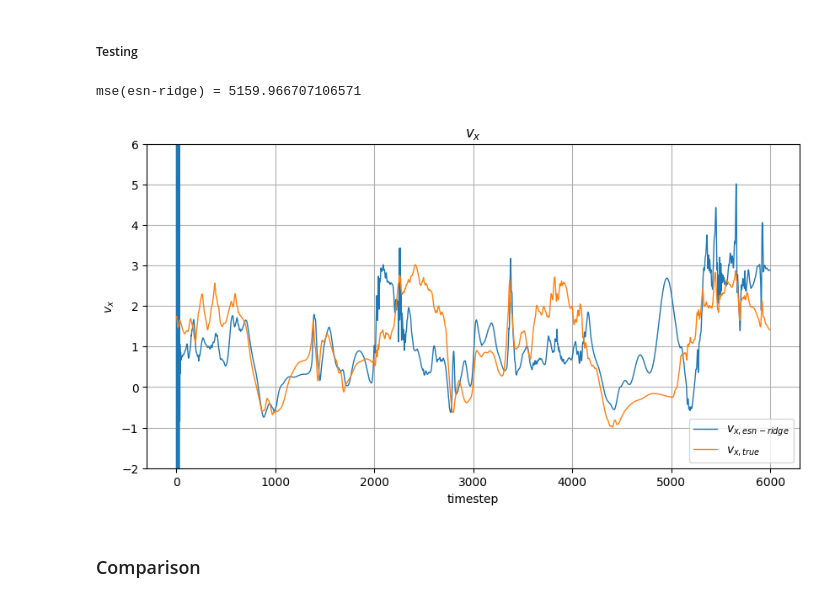
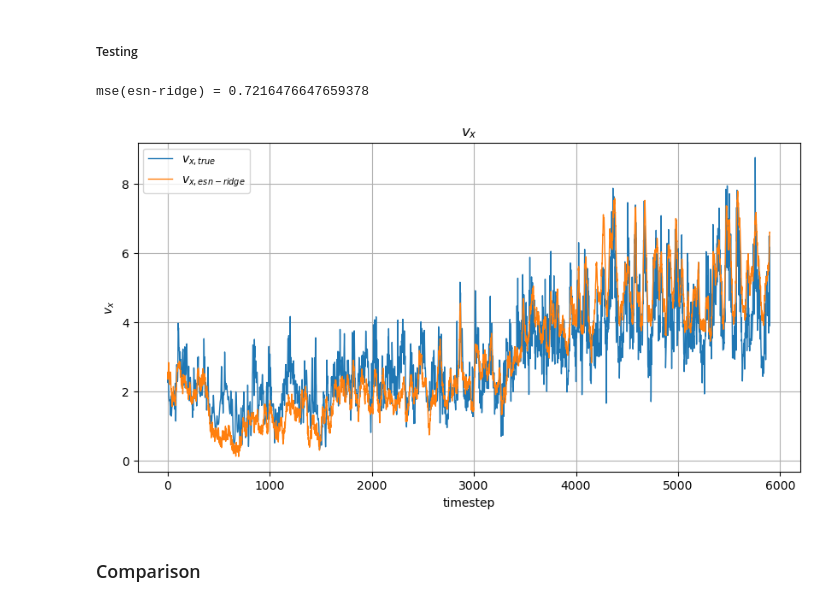
Before and after one commit to MichaelSkowronek/potential_probe_velocity_measuring, a Jupyter notebook: notebooks/yz_slice_one_point/echo_state_network.ipynb, the cells around one changed output. Drawn from its saved outputs; the diff is of its cells as text; code cells hidden in the pictures.

```diff
--- a/notebooks/yz_slice_one_point/echo_state_network.ipynb
+++ b/notebooks/yz_slice_one_point/echo_state_network.ipynb
@@ -204,7 +211,12 @@ j_y_center = fld_data['timeseries'][
     fld_data['labels'].index('jy'):fld_data['labels'].index('jy') + 1,
 ]
 
-_, part_phi_y_test, _, j_y_center_test = train_test_split(
+(
+    part_phi_y_train,
+    part_phi_y_test,
+    j_y_center_train,
+    j_y_center_test
+) = train_test_split(
     part_phi_y,
     j_y_center,
     test_size=test_size,
@@ -414,8 +426,10 @@ mse(pdm_j) = 0.0040552806012972165
 ### Echo State Network + Ridge
 # %%
 n_hidden_neurons = 100
-neuron_leak_rate = 1.0
-w_spectral_radius = 0.9
+n_warmup_train = 100
+n_warmup_test = 100
+neuron_leak_rate = 1
+# w_spectral_radius = 0.5  # also uncomment in function call
 regularization_scale = 1e-7
 
 rpy_verbosity = 0
@@ -479,27 +501,46 @@ model.fit(
+# %%
+esn_ridge = esn_ridge.fit(
+    X_train,
+    y_true_train.reshape(-1, 1),
+    warmup=n_warmup_train,
+    from_state={
+        reservoir.name : init_state,
+    },
+)
 # %% [markdown]
 ##### Testing
 # %%
-y_pred_esn_ridge_test = model.predict(response_signals_test)
-mse_esn_ridge = mean_squared_error(y_true_test, y_pred_esn_ridge_test)
+y_pred_esn_ridge_test = esn_ridge.run(
+    X_test,
+    from_state={
+        reservoir.name : init_state,
+    },
+    return_states=[readout.name],
+)
+y_pred_esn_ridge_test = y_pred_esn_ridge_test[readout.name]
+
+mse_esn_ridge = mean_squared_error(
+    y_true_test[n_warmup_test:],
+    y_pred_esn_ridge_test[n_warmup_test:],
+)
 mses['esn-ridge'] = mse_esn_ridge
 print(f"mse(esn-ridge) = {mse_esn_ridge}")
 plot_timeseries(
     data_list=[
-        y_pred_esn_ridge_test,
-        y_true_test,
+        y_true_test[n_warmup_test:],
+        y_pred_esn_ridge_test[n_warmup_test:],
     ],
     labels=[
+        "$v_{x, true}$",
         "$v_{x, esn-ridge}$",
-        "$v_{x, true}$",
     ],
     title="$v_x$",
     xlabel="timestep",
     ylabel="$v_x$",
-    y_limits=[-2, 6],
 )
 # %% [output]
-mse(esn-ridge) = 5159.966707106571
+mse(esn-ridge) = 0.7216476647659378
-[figure, old version]
+[figure, new version]
 # %% [markdown]
 ### Comparison
 # %%
```
Also changed, not shown: parts of 14 cells of this notebook, 3 other files.
